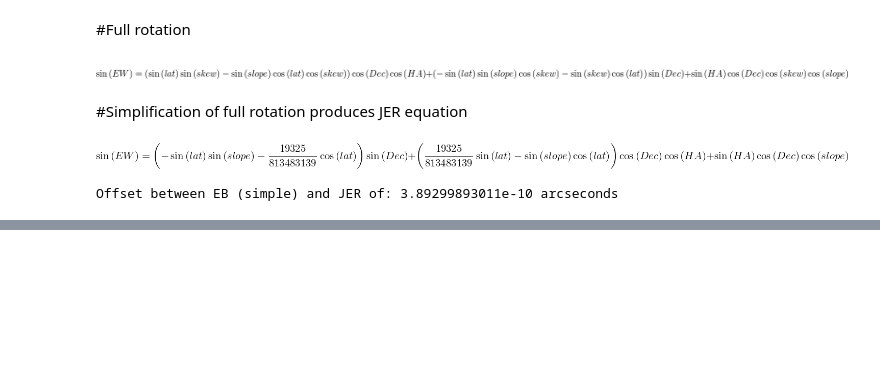
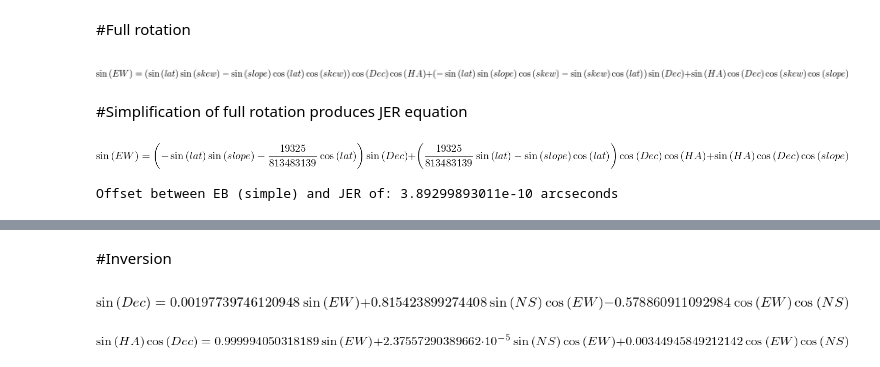
Before and after one commit to Molonglo/anansi, a Jupyter notebook: docs/MolongloCoords.ipynb, the cells around one changed output, grey strips where cells are left out. Saved outputs shown, nothing was run; the diff lists cells and outputs as text; code cells hidden in the pictures; blank space fills up the shorter version.

```diff
--- a/docs/MolongloCoords.ipynb
+++ b/docs/MolongloCoords.ipynb
@@ -193,0 +213,12 @@ Offset between EB (simple) and JER of: 3.89299893011e-10 arcseconds
+# %% [markdown]
+#Inversion
+# %%
+inv_dec = sym.Eq(hadec_vec[2],(telescope_to_hadec.T * nsew_vec)[2])
+inv_dec.subs(consts)
+# %% [output]
+[figure, added]
+# %%
+inv_ha = sym.Eq(hadec_vec[1],(telescope_to_hadec.T * nsew_vec)[1])
+inv_ha.subs(consts)
+# %% [output]
+[figure, added]
```
Also changed, not shown: parts of 16 cells of this notebook.
